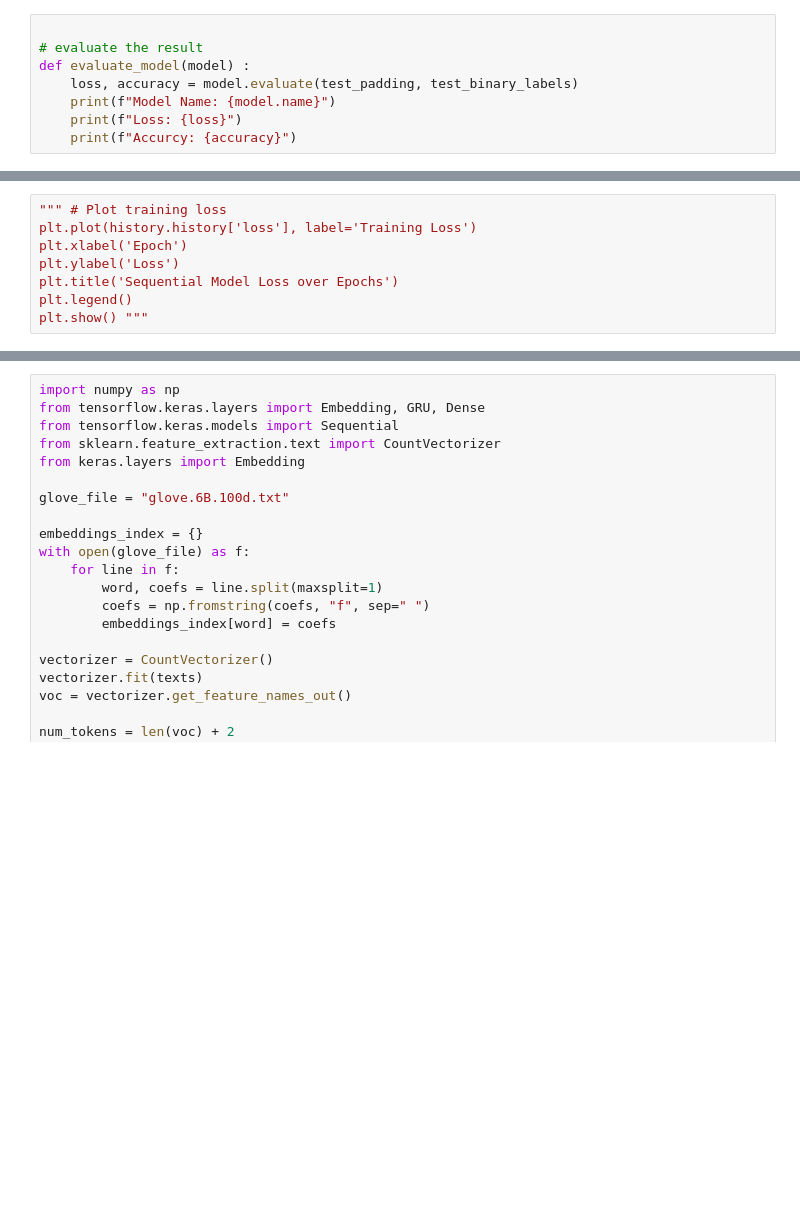
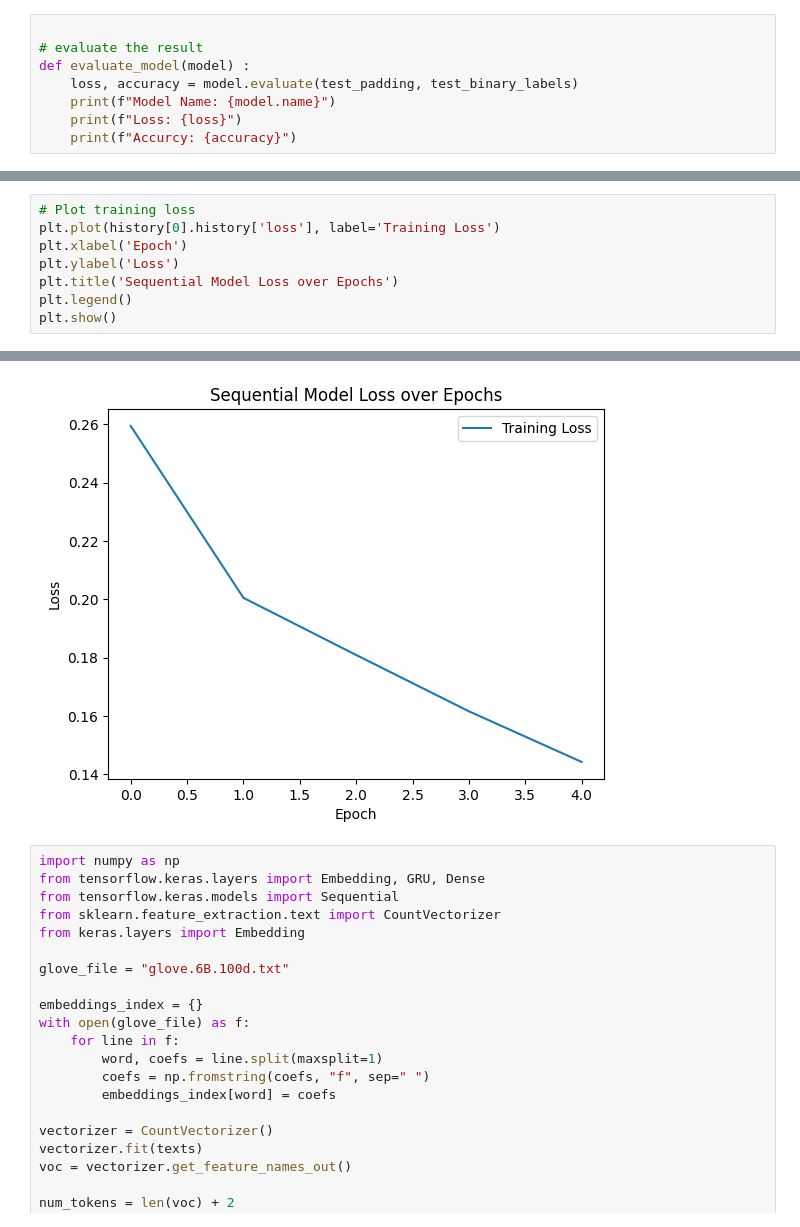
Before and after one commit to rogrammer/NLP_Azerbaijani, a Jupyter notebook: azer.ipynb, the cells around one changed output, grey strips where cells are left out. Saved outputs shown, nothing was run; the diff lists cells and outputs as text; blank space fills up the shorter version.

```diff
--- a/azer.ipynb
+++ b/azer.ipynb
@@ -336,9 +353,9 @@ plt.show() """
 # %%
-""" # Plot training loss
-plt.plot(history.history['loss'], label='Training Loss')
+# Plot training loss
+plt.plot(history[0].history['loss'], label='Training Loss')
 plt.xlabel('Epoch')
 plt.ylabel('Loss')
 plt.title('Sequential Model Loss over Epochs')
 plt.legend()
-plt.show() """
+plt.show()
 # %% [output]
@@ -346,3 +362,4 @@ plt.show() """
+[figure, added]
 # %%
 import numpy as np
 from tensorflow.keras.layers import Embedding, GRU, Dense
```
Also changed, not shown: parts of 23 cells of this notebook, 1 other file.
